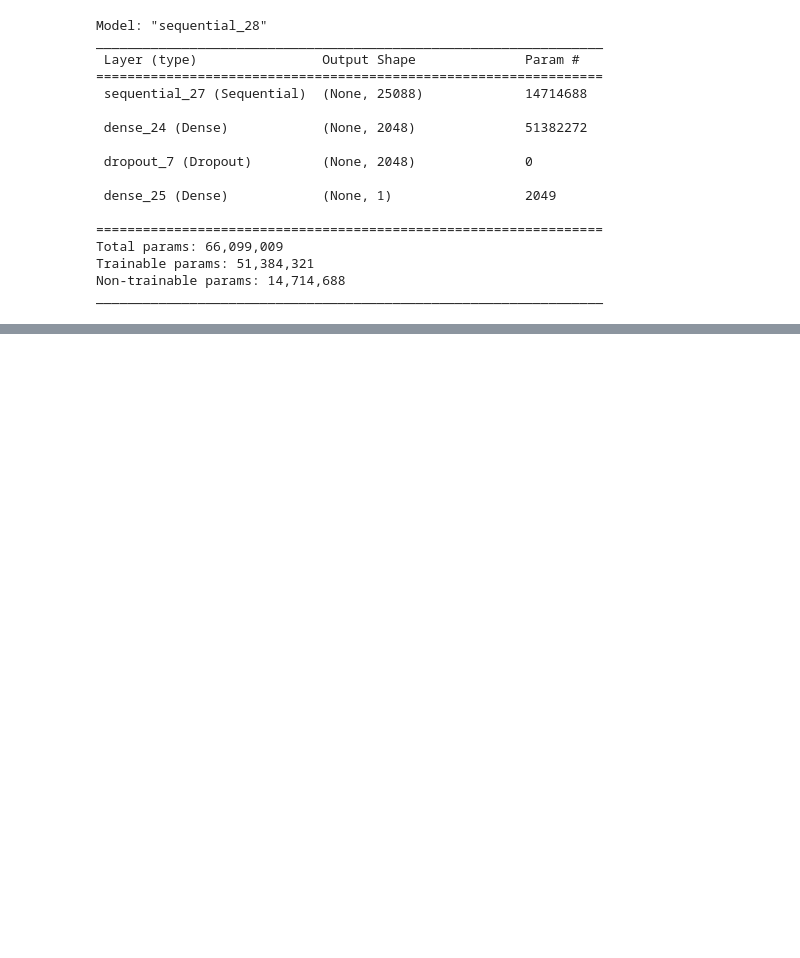
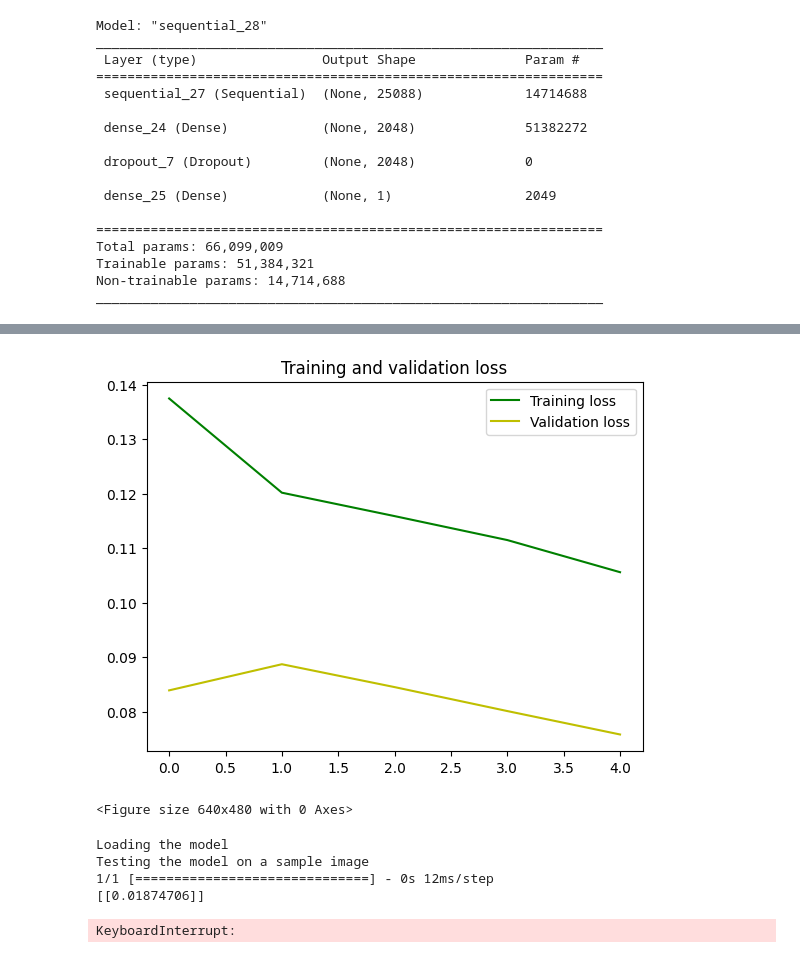
Before and after one commit to Bubuyson/Demographic-Estimator, a Jupyter notebook: testing_vggface_gender.ipynb, the cells around one changed output, grey strips where cells are left out. Cells and saved outputs as stored; diff of their text form; code cells hidden in the pictures; blank space fills up the shorter version.

```diff
--- a/testing_vggface_gender.ipynb
+++ b/testing_vggface_gender.ipynb
@@ -238,0 +301,15 @@ plt.show()
+# %%
+# plot loss curves
+import matplotlib.pyplot as plt
+loss = [0.1375, 0.1202, 0.1159, 0.1115, 0.1056]
+epochs = range(len(loss))
+val_loss = [0.0839, 0.0887, 0.0845, 0.0801,  0.0758]
+plt.plot(epochs, loss, 'g', label='Training loss')
+plt.plot(epochs, val_loss, 'y', label='Validation loss')
+plt.title('Training and validation loss')
+plt.legend(loc=0)
+plt.figure()
+plt.show()
+# %% [output]
+[figure, added]
+<Figure size 640x480 with 0 Axes>
@@ -238,0 +318,34 @@ plt.show()
+# %%
+# Loading the model and testing it on a sample image
+print("Loading the model")
+# model = load_model('model.h5')
+
+print("Testing the model on a sample image")
+# sample_img_path = './my_friends/cumali.jpeg'
+sample_img_path = './my_friends/cemre2.jpg'
+# sample_img_path = './my_friends/bayzan.jpg'
+# sample_img_path = './my_friends/engin.jpg'
+# sample_img_path = './my_friends/halimcan.jpg'
+# sample_img_path = './my_friends/halim2.jpeg'
+# sample_img_path = './my_friends/cemre2.jpg'
+# sample_img_path = './my_friends/engin2.jpg'
+# sample_img_path = './my_friends/erto.jpg'
+# sample_img_path = './my_friends/harry.jpg'
+sample_img = tf.keras.preprocessing.image.load_img(sample_img_path, target_size=target_size)
+sample_img = tf.keras.preprocessing.image.img_to_array(sample_img)
+sample_img = np.expand_dims(sample_img, axis=0)
+sample_img = sample_img/255
+prediction = model.predict(sample_img)
+print(prediction)
+# %% [output]
+Loading the model
+Testing the model on a sample image
+1/1 [==============================] - 0s 12ms/step
+[[0.01874706]]
+# %%
+model = load_model('vggface_gender_9744.h5')
+score = model.evaluate(test_generator)
+print("Test Loss:", score[0])
+print("Test Accuracy:", score[1])
+# %% [output]
+KeyboardInterrupt:
```
Also changed, not shown: parts of 16 cells of this notebook, 1 other file.
